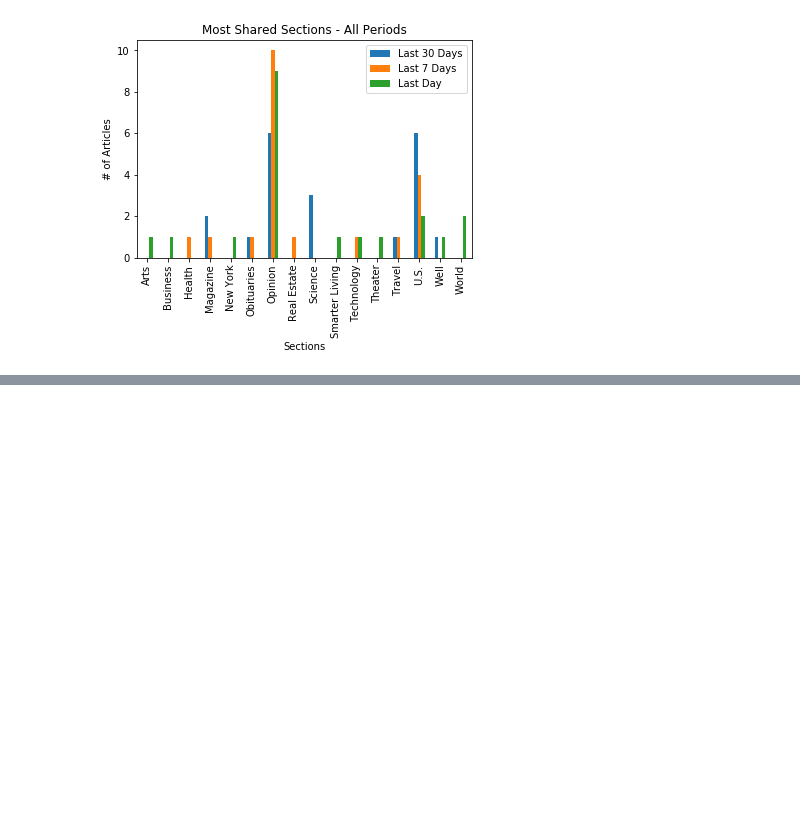
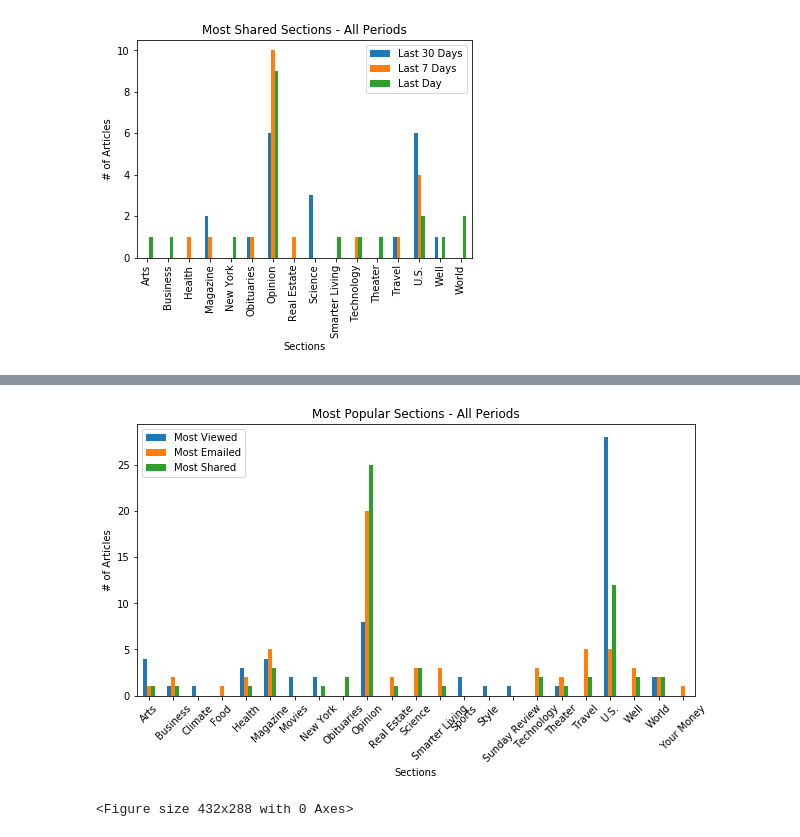
Before and after one commit to CTRLALTAFK/NYT_Analytics, a Jupyter notebook: Jacobs_NB.ipynb, the cells around one changed output, grey strips where cells are left out. Cells and saved outputs as stored; diff of their text form; code cells hidden in the pictures; blank space fills up the shorter version.

```diff
--- a/Jacobs_NB.ipynb
+++ b/Jacobs_NB.ipynb
@@ -463,0 +418,11 @@ plt.savefig("images/Most_Shared_All_Periods.png")
+# %%
+#summarize across all periods
+view_allcount = view_merge.sum(axis=1)
+email_allcount = email_merge.sum(axis=1)
+share_allcount = share_merge.sum(axis=1)
+# %%
+# Merge all views
+all_merge = pd.concat([view_allcount, email_allcount, share_allcount], axis=1,sort=True, join='outer',
+                       keys=['Most Viewed', 'Most Emailed', 'Most Shared']).fillna(0)
+
+all_merge
@@ -463,0 +447,17 @@ plt.savefig("images/Most_Shared_All_Periods.png")
+# %%
+# plot comparison
+all_merge.plot(kind="bar", figsize=(10,5))
+
+# Set labels
+plt.ylabel("# of Articles")
+plt.xlabel("Sections")
+plt.xticks(rotation=45)
+plt.title("Most Popular Sections - All Periods")
+
+plt.show()
+
+#save image
+plt.savefig("images/Most_Popular_All_Periods.png")
+# %% [output]
+[figure, added]
+<Figure size 432x288 with 0 Axes>
```
Also changed, not shown: parts of 8 cells of this notebook, 2 other files.
